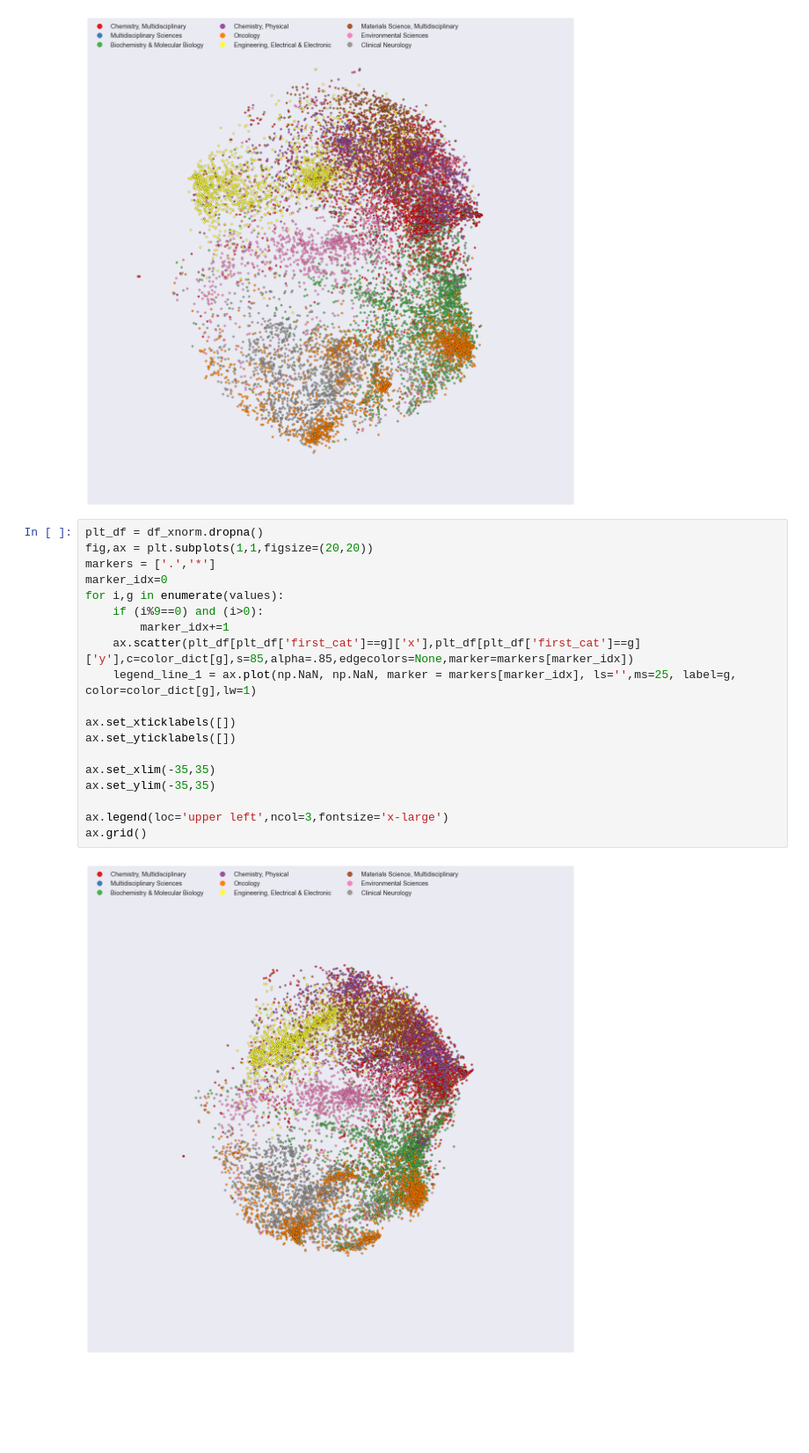
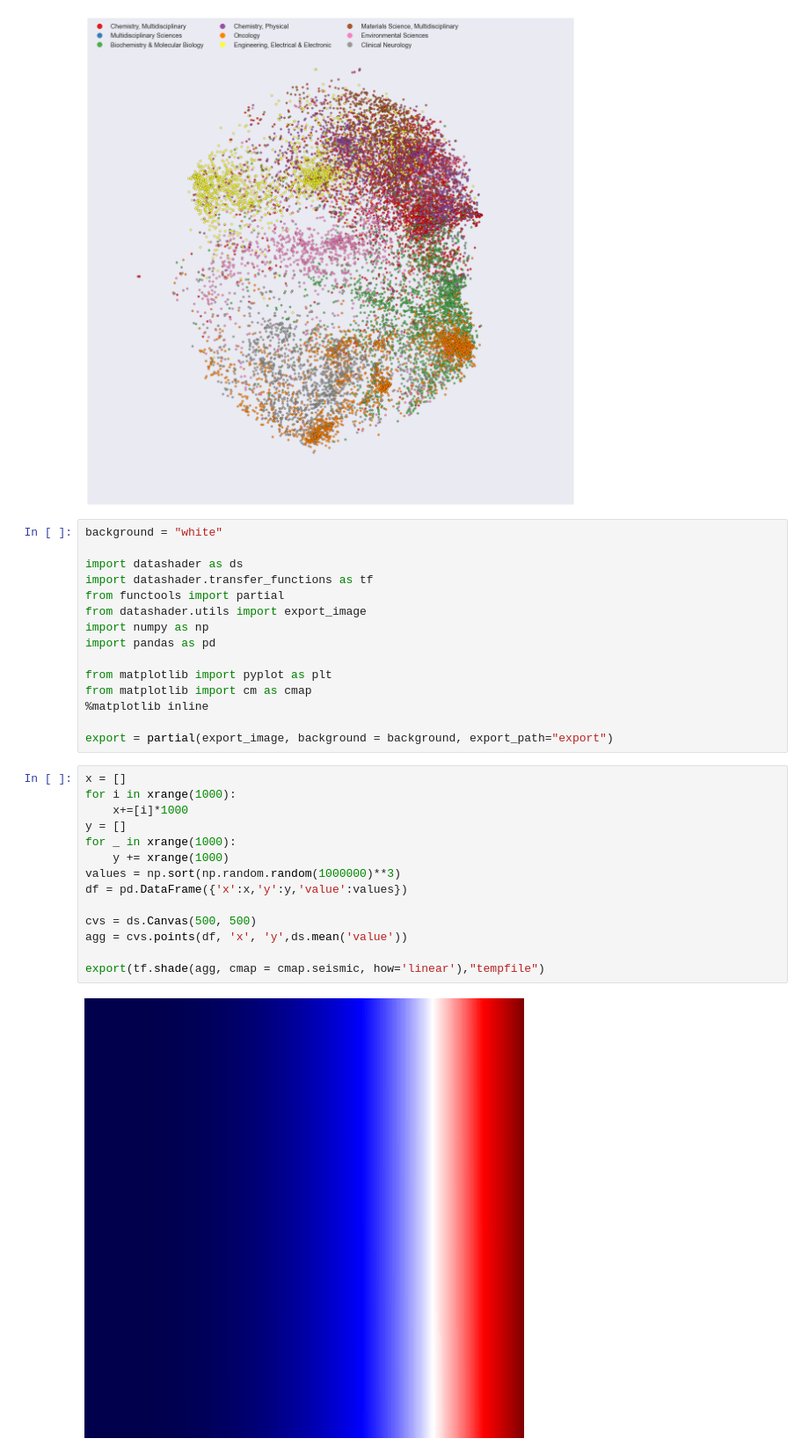
Before and after one commit to jlorince/WoS, a Jupyter notebook: notebooks/viz.ipynb, the cells around one changed output. Shown at 88% size. Cells and saved outputs as stored; diff of their text form; blank space fills up the shorter version.

```diff
--- a/notebooks/viz.ipynb
+++ b/notebooks/viz.ipynb
@@ -79,24 +79,34 @@ ax.legend(loc='upper left',ncol=3,fontsize='x-large')
 ax.grid()
 # %% [output]
 [figure]
-# %%
-plt_df = df_xnorm.dropna()
-fig,ax = plt.subplots(1,1,figsize=(20,20))
-markers = ['.','*']
-marker_idx=0
-for i,g in enumerate(values):
-    if (i%9==0) and (i>0):
-        marker_idx+=1
-    ax.scatter(plt_df[plt_df['first_cat']==g]['x'],plt_df[plt_df['first_cat']==g]['y'],c=color_dict[g],s=85,alpha=.85,edgecolors=None,marker=markers[marker_idx])
-    legend_line_1 = ax.plot(np.NaN, np.NaN, marker = markers[marker_idx], ls='',ms=25, label=g, color=color_dict[g],lw=1)
-
-ax.set_xticklabels([])
-ax.set_yticklabels([])
-
-ax.set_xlim(-35,35)
-ax.set_ylim(-35,35)
-
-ax.legend(loc='upper left',ncol=3,fontsize='x-large')
-ax.grid()
-# %% [output]
-[figure, removed]
+# %%
+background = "white"
+
+import datashader as ds
+import datashader.transfer_functions as tf
+from functools import partial
+from datashader.utils import export_image
+import numpy as np
+import pandas as pd
+
+from matplotlib import pyplot as plt
+from matplotlib import cm as cmap
+%matplotlib inline
+
+export = partial(export_image, background = background, export_path="export")
+# %%
+x = []
+for i in xrange(1000):
+    x+=[i]*1000
+y = []
+for _ in xrange(1000):
+    y += xrange(1000)
+values = np.sort(np.random.random(1000000)**3)
+df = pd.DataFrame({'x':x,'y':y,'value':values})
+
+cvs = ds.Canvas(500, 500)
+agg = cvs.points(df, 'x', 'y',ds.mean('value'))
+
+export(tf.shade(agg, cmap = cmap.seismic, how='linear'),"tempfile")
+# %% [output]
+[figure, added]
```
Also changed, not shown: parts of 2 cells of this notebook, 2 other files.
